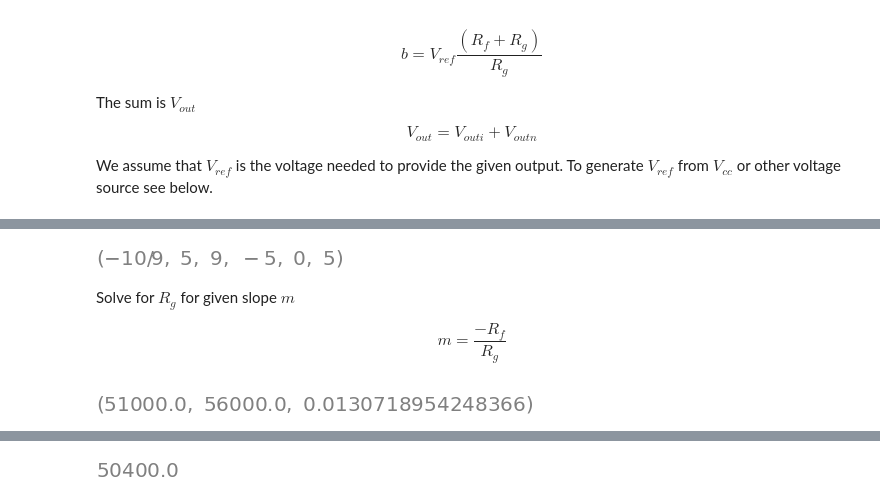
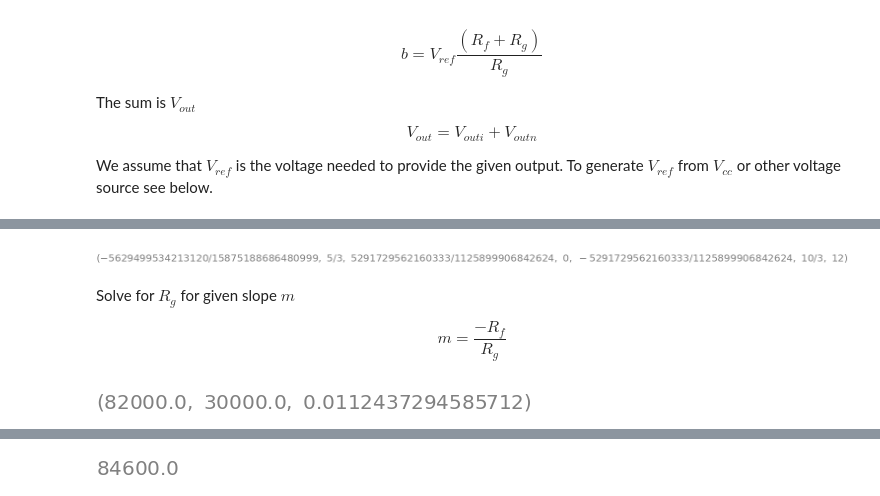
Before and after one commit to h-filzer/OpAmp-Notebooks, a Jupyter notebook: 02-case3.ipynb, the cells around one changed output, grey strips where cells are left out. Cells and saved outputs as stored; diff of their text form; code cells hidden in the pictures.

```diff
--- a/02-case3.ipynb
+++ b/02-case3.ipynb
@@ -65,22 +65,22 @@ series= ESeries()
 # %%
 %store -r m
 %store -r b
 %store -r x1
 %store -r y1
 %store -r x2
 %store -r y2
+%store -r Vx
 m = m
 b = b
 x1 = x1
 y1 = y1
 x2 = x2
 y2 = y2
-
 # Choosen Vx, the voltage to generate Vref
-vx_chosen = 10
-m, b, x1, y1, x2, y2
+vx_chosen = Vx
+m, b, x1, y1, x2, y2,vx_chosen
 # %% [output]
-[figure, old version]
+[figure, new version]
 # %%
 rf, rg, vref = symbols('R_f R_g V_ref')
 # %% [markdown]
@@ -90,13 +90,13 @@ $$
 m=\dfrac{-R_f}{R_g}
 $$
 # %%
-inverting_ratio=series.inverting_gain_resistors(gain=m,rf_min=51e3,series=series_range)
+inverting_ratio=series.inverting_gain_resistors(gain=m,rf_min=30e3,series=series_range)
 rg_series_value=inverting_ratio['rg']
 rf_series_value=inverting_ratio['rf']
 delta_ratio=inverting_ratio['ratio_difference']
 (rg_series_value,rf_series_value,delta_ratio)
 # %% [output]
-[figure, old version]
+[figure, new version]
 # %%
 # Solve for Rg in respect to m
 rg=solve(Eq(m, -rf/rg), [rg])[0]
```
Also changed, not shown: parts of 7 cells of this notebook, 6 other files.
